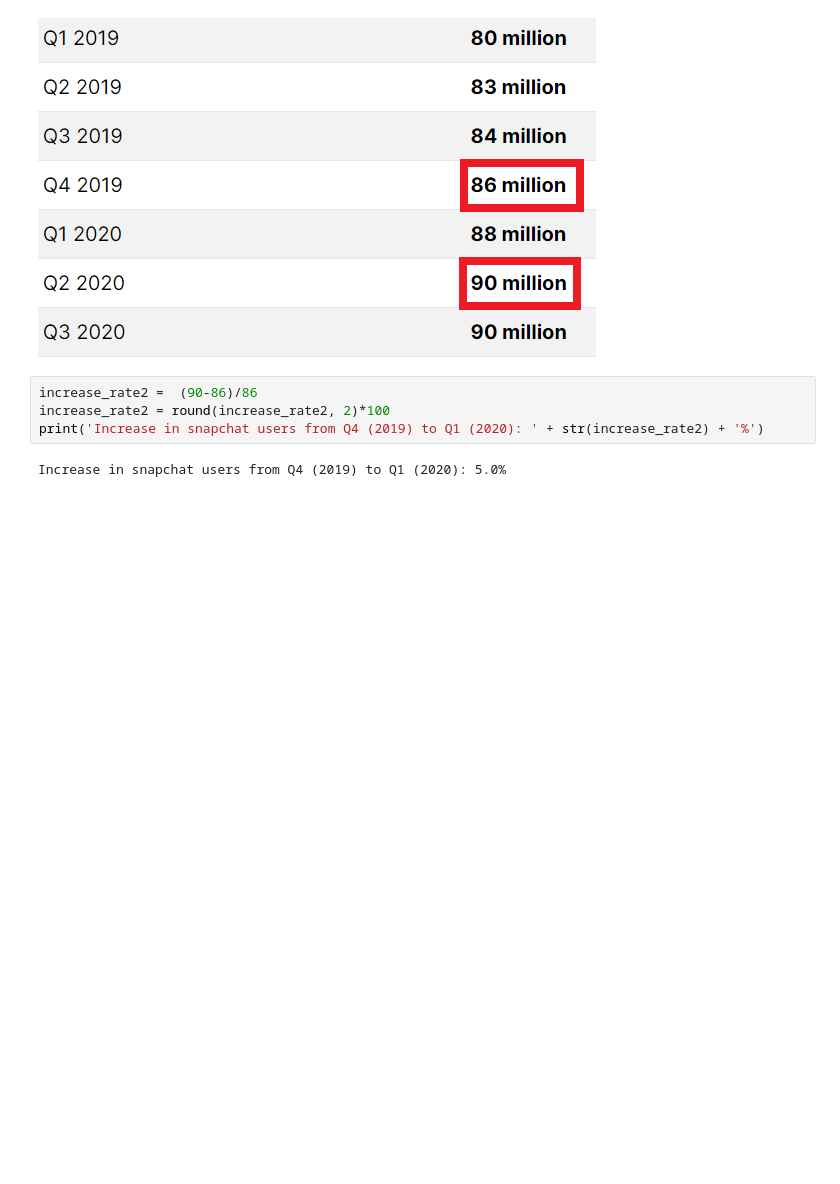
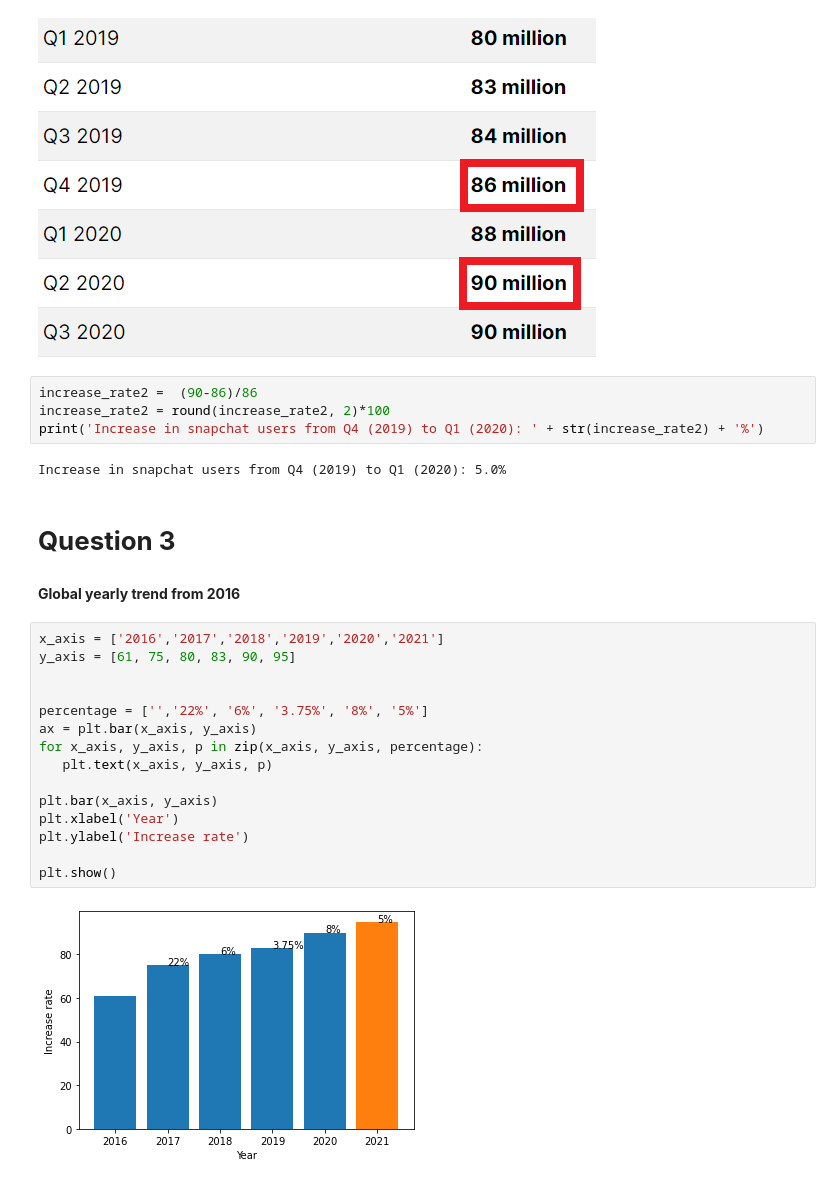
Before and after one commit to vibeeshK/Snapchat-Project, a Jupyter notebook: snapchat_v1.ipynb, the cells around one changed output. Drawn from its saved outputs; the diff is of its cells as text; blank space fills up the shorter version.

```diff
--- a/snapchat_v1.ipynb
+++ b/snapchat_v1.ipynb
@@ -326,3 +336,24 @@ increase_rate2 = round(increase_rate2, 2)*100
 print('Increase in snapchat users from Q4 (2019) to Q1 (2020): ' + str(increase_rate2) + '%')
 # %% [output]
 Increase in snapchat users from Q4 (2019) to Q1 (2020): 5.0%
+# %% [markdown]
+# **Question 3**
+# %% [markdown]
+**Global yearly trend from 2016**
+# %%
+x_axis = ['2016','2017','2018','2019','2020','2021']
+y_axis = [61, 75, 80, 83, 90, 95]
+
+
+percentage = ['','22%', '6%', '3.75%', '8%', '5%']
+ax = plt.bar(x_axis, y_axis)
+for x_axis, y_axis, p in zip(x_axis, y_axis, percentage):
+   plt.text(x_axis, y_axis, p)
+
+plt.bar(x_axis, y_axis)
+plt.xlabel('Year')
+plt.ylabel('Increase rate')
+
+plt.show()
+# %% [output]
+[figure, added]
```
Also changed, not shown: parts of 13 cells of this notebook.
